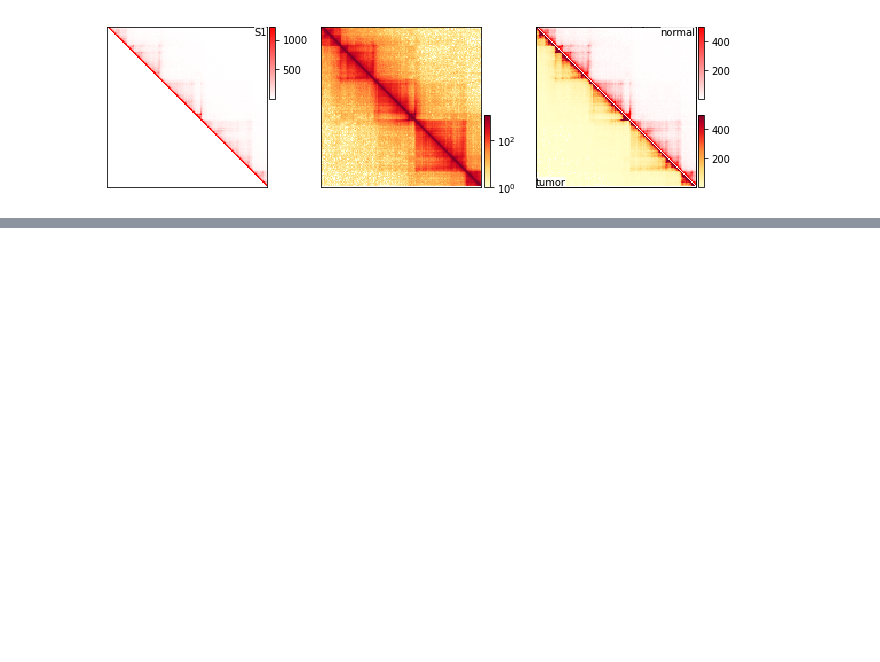
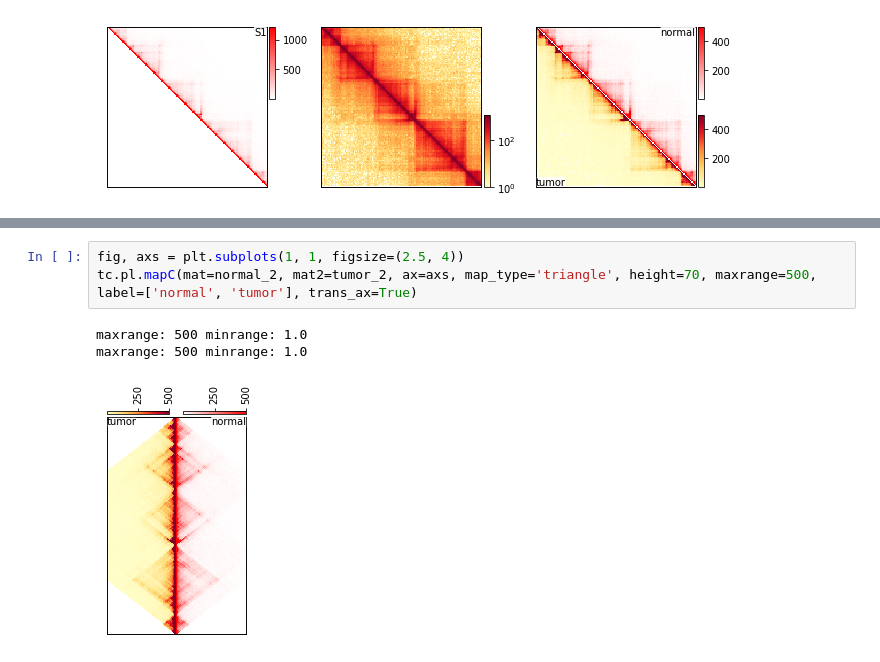
Before and after one commit to seqyuan/trackc, a Jupyter notebook: docs/examples/mapc_eg.ipynb, the cells around one changed output, grey strips where cells are left out. Drawn from its saved outputs; the diff is of its cells as text; blank space fills up the shorter version.

```diff
--- a/docs/examples/mapc_eg.ipynb
+++ b/docs/examples/mapc_eg.ipynb
@@ -147,0 +164,7 @@ maxrange: 1170.5599999999977 minrange: 1.0
+# %%
+fig, axs = plt.subplots(1, 1, figsize=(2.5, 4))
+tc.pl.mapC(mat=normal_2, mat2=tumor_2, ax=axs, map_type='triangle', height=70, maxrange=500, label=['normal', 'tumor'], trans_ax=True)
+# %% [output]
+maxrange: 500 minrange: 1.0
+maxrange: 500 minrange: 1.0
+[figure, added]
```
Also changed, not shown: parts of 4 cells of this notebook, 1 other file.
